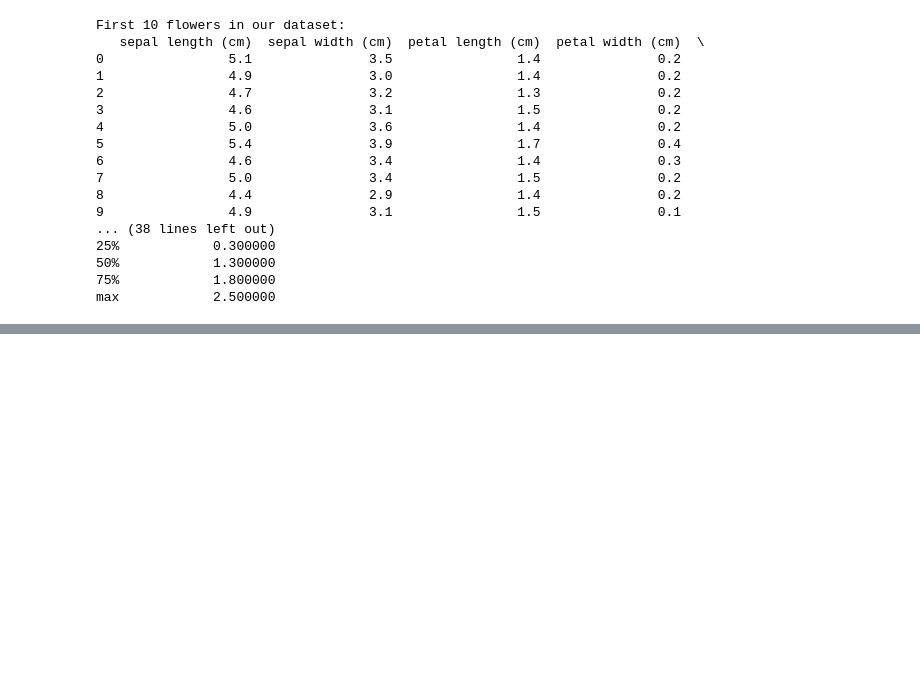
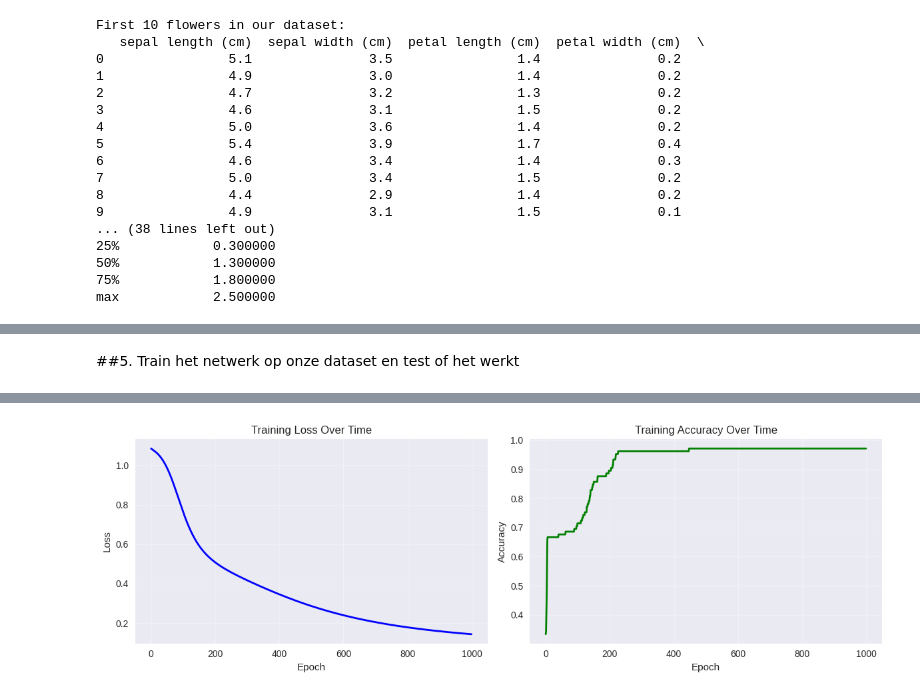
Before and after one commit to tinekescode/NeuraleNetwerken, a Jupyter notebook: Neurale_Netwerken_oefening.ipynb, the cells around one changed output, grey strips where cells are left out. Saved outputs shown, nothing was run; the diff lists cells and outputs as text; code cells hidden in the pictures; blank space fills up the shorter version.

```diff
--- a/Neurale_Netwerken_oefening.ipynb
+++ b/Neurale_Netwerken_oefening.ipynb
@@ -190,0 +200,12 @@ plt.show()
+# %%
+# Split the data into training and testing sets
+# Think of this as: some flowers to learn from, some flowers to test on
+X_train, X_test, y_train, y_test = train_test_split(
+    X, y,
+    test_size=0.3,      # Use 30% for testing
+    random_state=42,    # For reproducible results
+    stratify=y          # Keep equal proportions of each species
+)
+
+print(f"Training set: {X_train.shape[0]} flowers")
+print(f"Testing set: {X_test.shape[0]} flowers")
@@ -190,0 +486,12 @@ plt.show()
+# %% [markdown]
+##5. Train het netwerk op onze dataset en test of het werkt
+# %%
+# Create and train the network
+nn = SimpleNeuralNetwork(input_size=4, hidden_size=8, output_size=3, learning_rate=0.1)
+
+# Train the network
+nn.train(X_train, y_train, epochs=1000, verbose=True)
+
+# Visualize the training process
+nn.plot_training_history()
+# %% [output]
@@ -190,0 +516 @@ plt.show()
+[figure, added]
```
Also changed, not shown: parts of 18 cells of this notebook.
